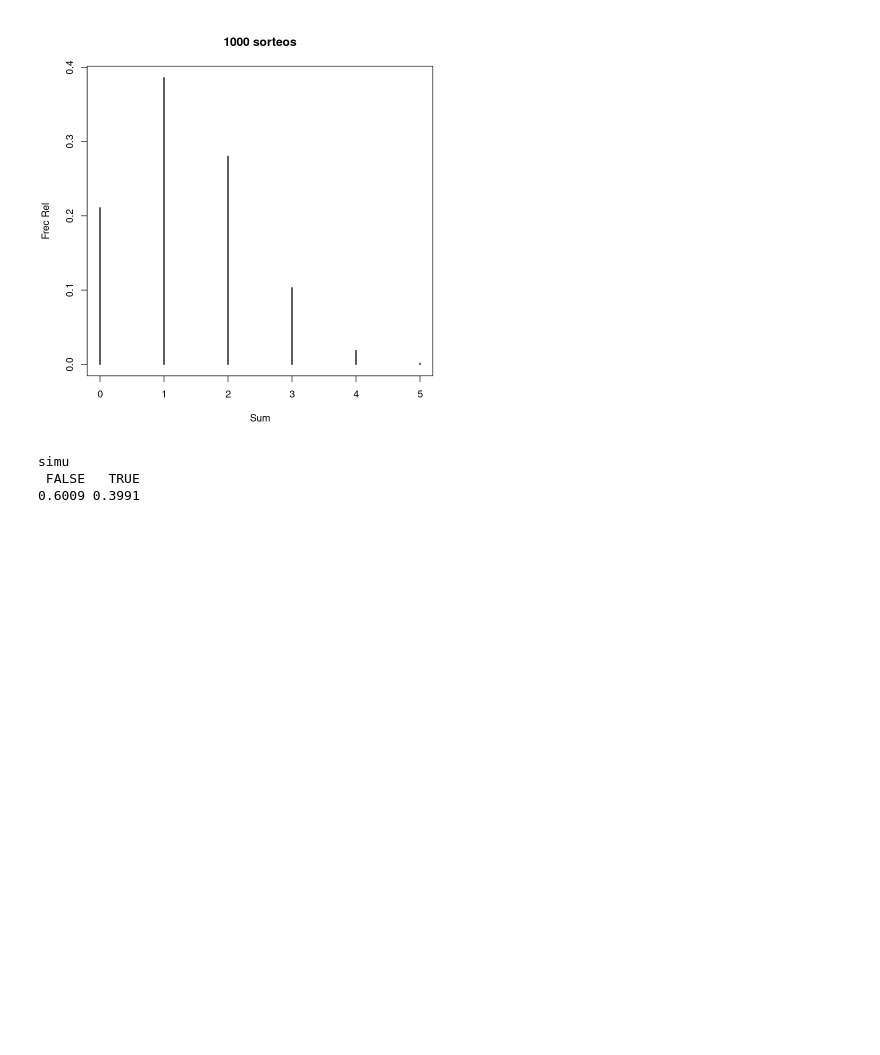
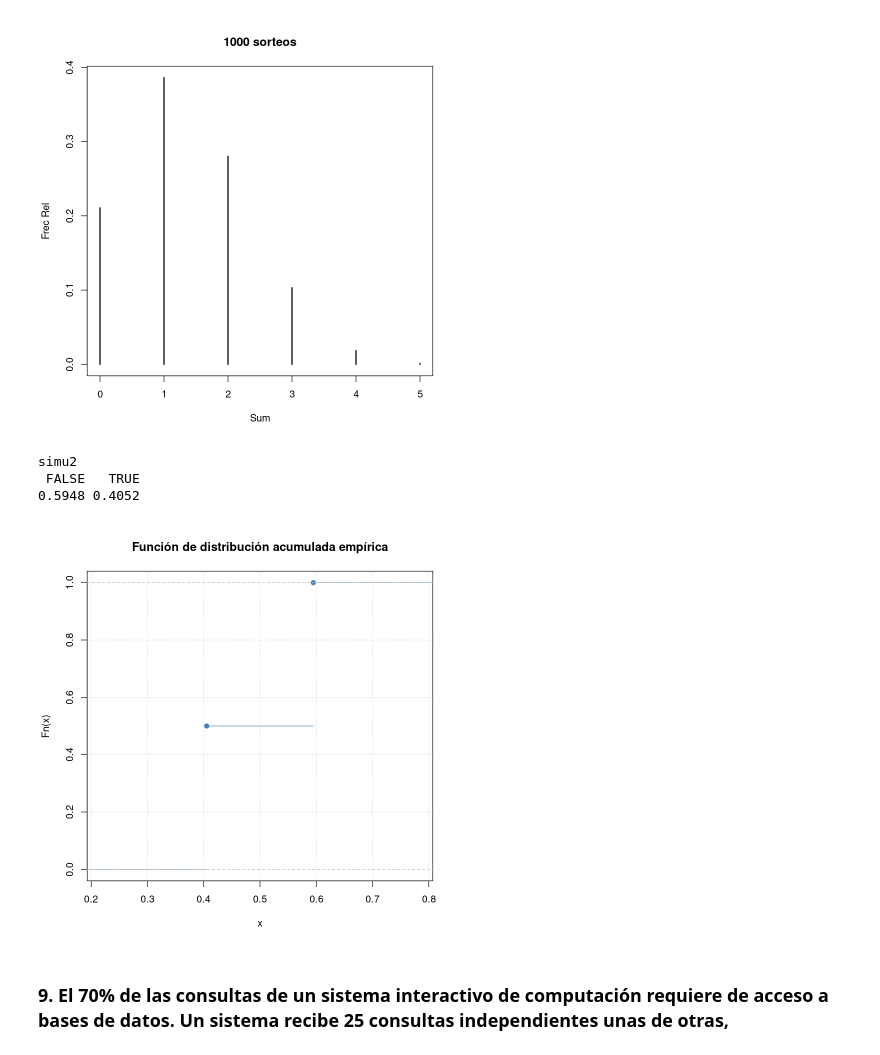
Before and after one commit to franhace/Proba-Estadistica, a Jupyter notebook: Practica/1/P2.ipynb, the cells around one changed output. Cells and saved outputs as stored; diff of their text form; code cells hidden in the pictures; blank space fills up the shorter version.

```diff
--- a/Practica/1/P2.ipynb
+++ b/Practica/1/P2.ipynb
@@ -31,7 +31,7 @@ simu
 [figure]
 # %%
 # b) ¿Cuál es la probabilidad de que al menos 2 artı́culos sean defectuosos?
-sorteo <-function(){
+sorteo2 <-function(){
   suma <- sample(x = todos, size = 5, replace = TRUE) # tomamos una muestra y sumamos el puntaje
   total<-sum(suma)
 
@@ -39,9 +39,19 @@ sorteo <-function(){
   return(s)
 }
 n <- 10000
-simu<-replicate(n,sorteo()) # lo hacemos n veces
-table(simu)/length(simu)
+simu2<-replicate(n,sorteo2()) # lo hacemos n veces
+z<-table(simu2)/length(simu2)
+z
 # %% [output]
-simu
+simu2
  FALSE   TRUE
-0.6009 0.3991
+0.5948 0.4052
+# %%
+#c) Hallar la función de distribución acumulada de X y graficarla usando R.
+
+plot(ecdf(z),col='steelblue', main="Función de distribución acumulada empírica")
+grid()
+# %% [output]
+[figure, added]
+# %% [markdown]
+### 9. El 70% de las consultas de un sistema interactivo de computación requiere de acceso a bases de datos. Un sistema recibe 25 consultas independientes unas de otras,
```
Also changed, not shown: parts of 15 cells of this notebook.
